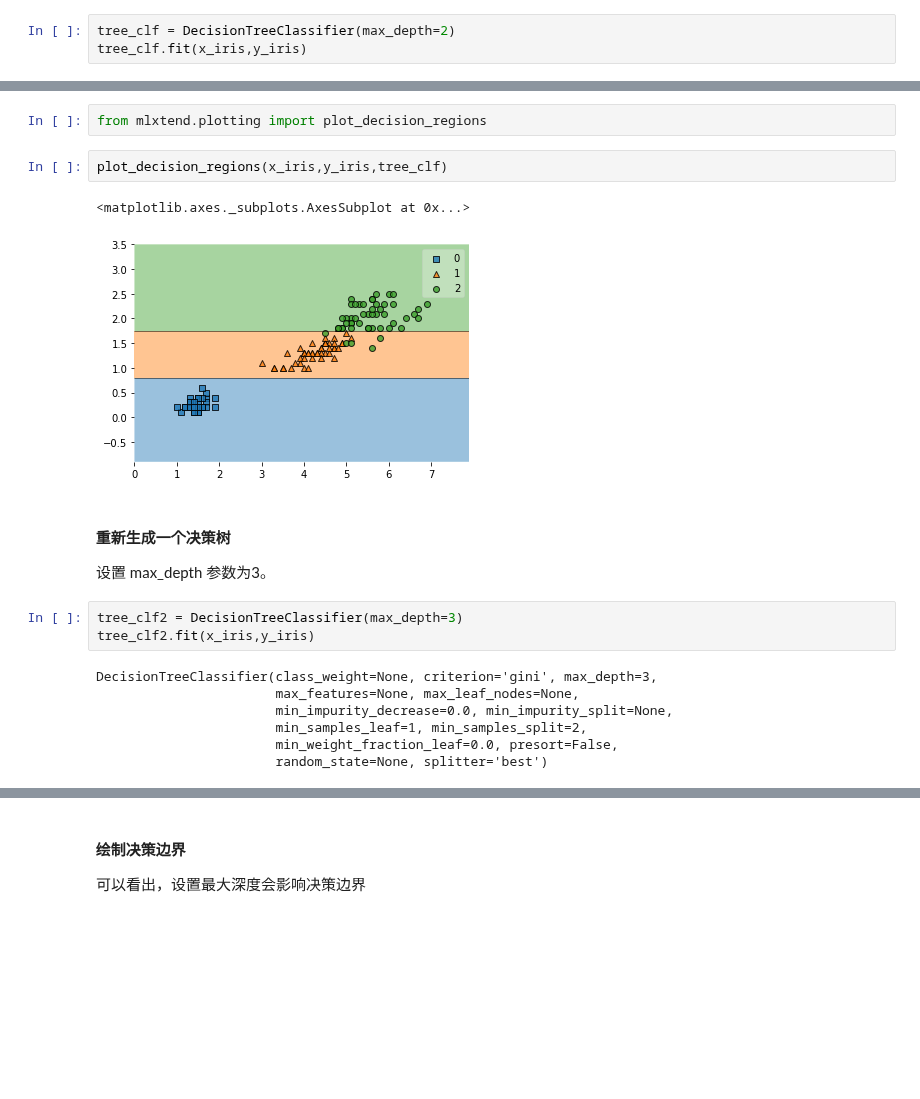
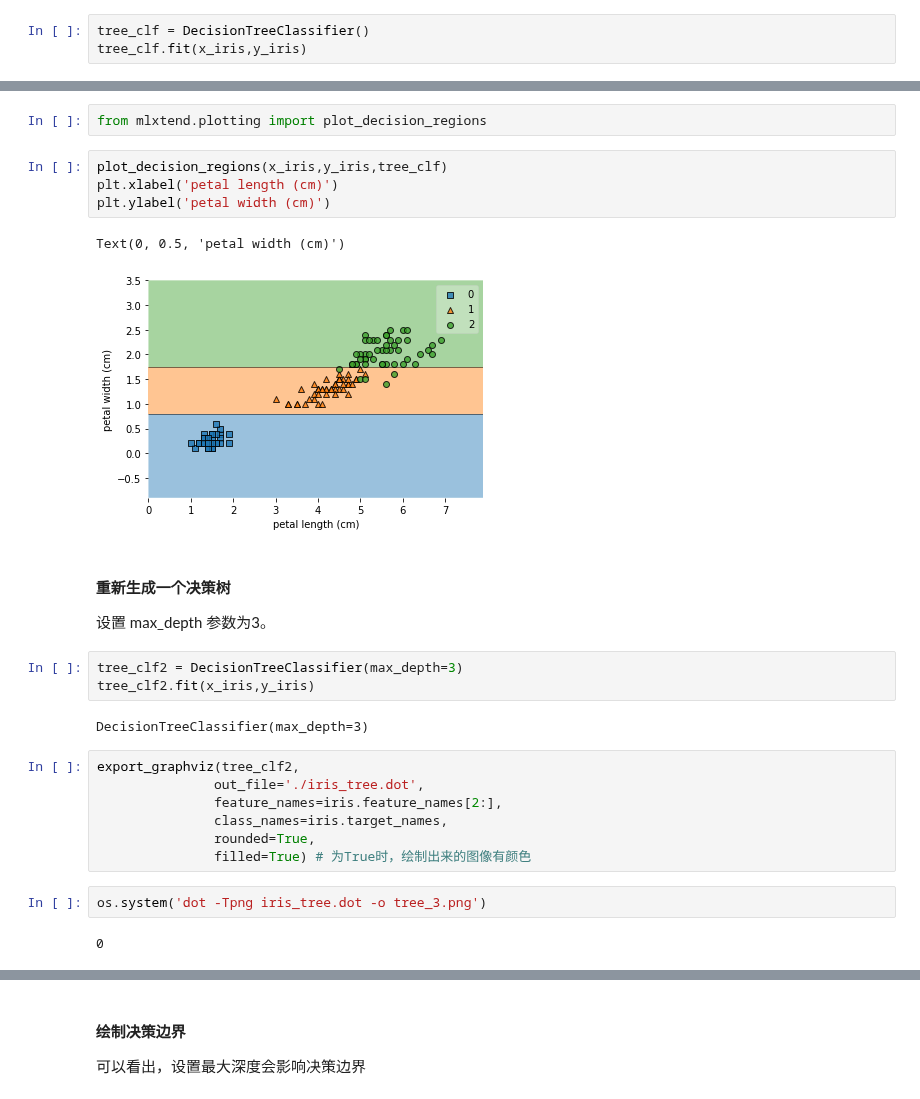
Before and after one commit to OneStepAndTwoSteps/Data_Analysis_notes, a Jupyter notebook: 3、Sklearn与TensorFlow机器学习实用指南/5、决策树和集成算法/决策树和集成算法.ipynb, the cells around one changed output, grey strips where cells are left out. Drawn from its saved outputs; the diff is of its cells as text; blank space fills up the shorter version.

```diff
--- a/3、Sklearn与TensorFlow机器学习实用指南/5、决策树和集成算法/决策树和集成算法.ipynb
+++ b/3、Sklearn与TensorFlow机器学习实用指南/5、决策树和集成算法/决策树和集成算法.ipynb
@@ -88,6 +101,6 @@ x_iris.shape
 # %% [markdown]
 #### 实例化决策树，不指定参数
 # %%
-tree_clf = DecisionTreeClassifier(max_depth=2)
+tree_clf = DecisionTreeClassifier()
 tree_clf.fit(x_iris,y_iris)
 # %% [output]
@@ -153,11 +169,13 @@ __举个例子__ ，__深度为 2__  的 __左侧__ 节点(从上到下数第三
 绘制 max_depth 参数为 2 的模型。
 # %%
 from mlxtend.plotting import plot_decision_regions
-# %%
-plot_decision_regions(x_iris,y_iris,tree_clf)
-# %% [output]
-<matplotlib.axes._subplots.AxesSubplot at 0x...>
-[figure, removed]
+# %%
+plot_decision_regions(x_iris,y_iris,tree_clf)
+plt.xlabel('petal length (cm)')
+plt.ylabel('petal width (cm)')
+# %% [output]
+Text(0, 0.5, 'petal width (cm)')
+[figure, added]
 # %% [markdown]
 #### 重新生成一个决策树
 
@@ -166,9 +184,15 @@ plot_decision_regions(x_iris,y_iris,tree_clf)
 tree_clf2 = DecisionTreeClassifier(max_depth=3)
 tree_clf2.fit(x_iris,y_iris)
 # %% [output]
-DecisionTreeClassifier(class_weight=None, criterion='gini', max_depth=3,
-                       max_features=None, max_leaf_nodes=None,
-                       min_impurity_decrease=0.0, min_impurity_split=None,
-                       min_samples_leaf=1, min_samples_split=2,
-                       min_weight_fraction_leaf=0.0, presort=False,
-                       random_state=None, splitter='best')
+DecisionTreeClassifier(max_depth=3)
+# %%
+export_graphviz(tree_clf2,
+               out_file='./iris_tree.dot',
+               feature_names=iris.feature_names[2:],
+               class_names=iris.target_names,
+               rounded=True,
+               filled=True) # 为True时，绘制出来的图像有颜色
+# %%
+os.system('dot -Tpng iris_tree.dot -o tree_3.png')
+# %% [output]
+0
```
Also changed, not shown: parts of 40 cells of this notebook, 11 other files.
